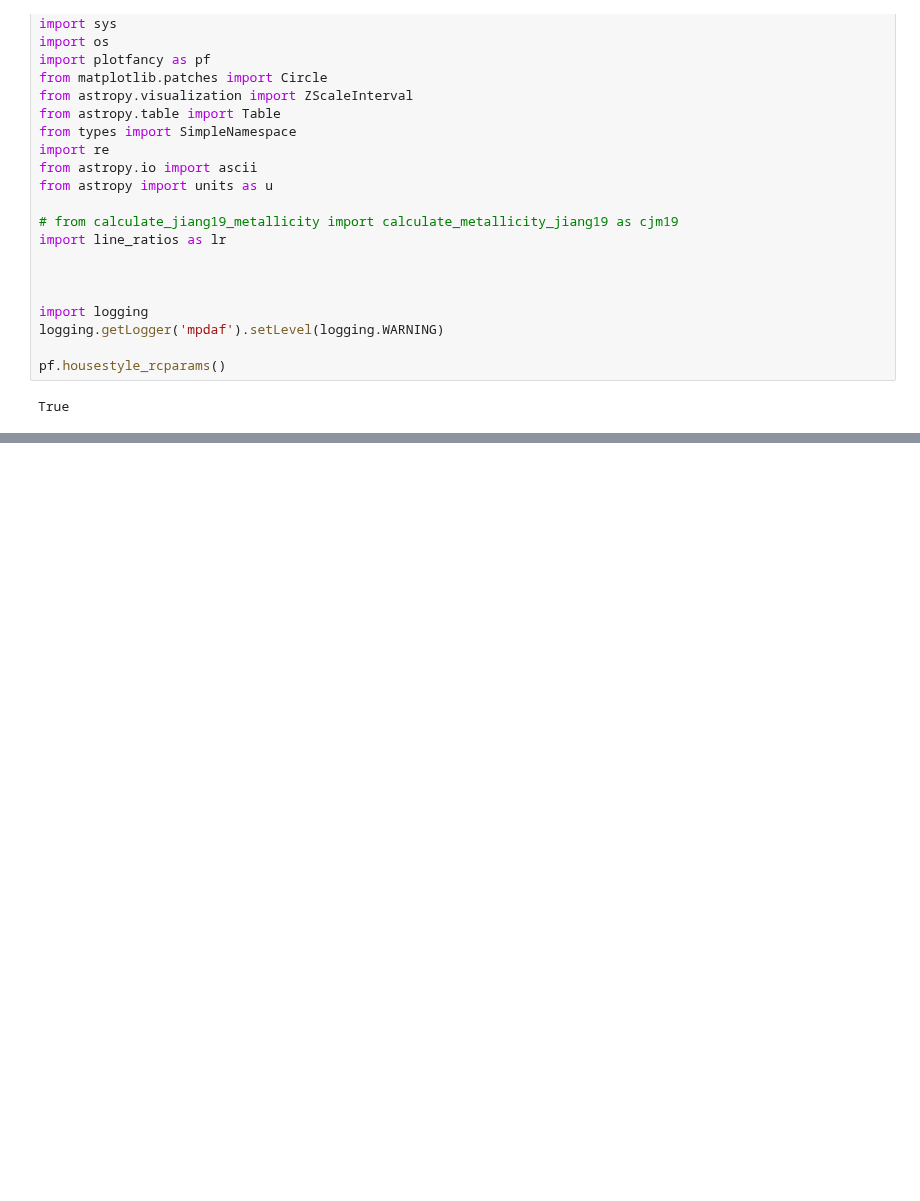
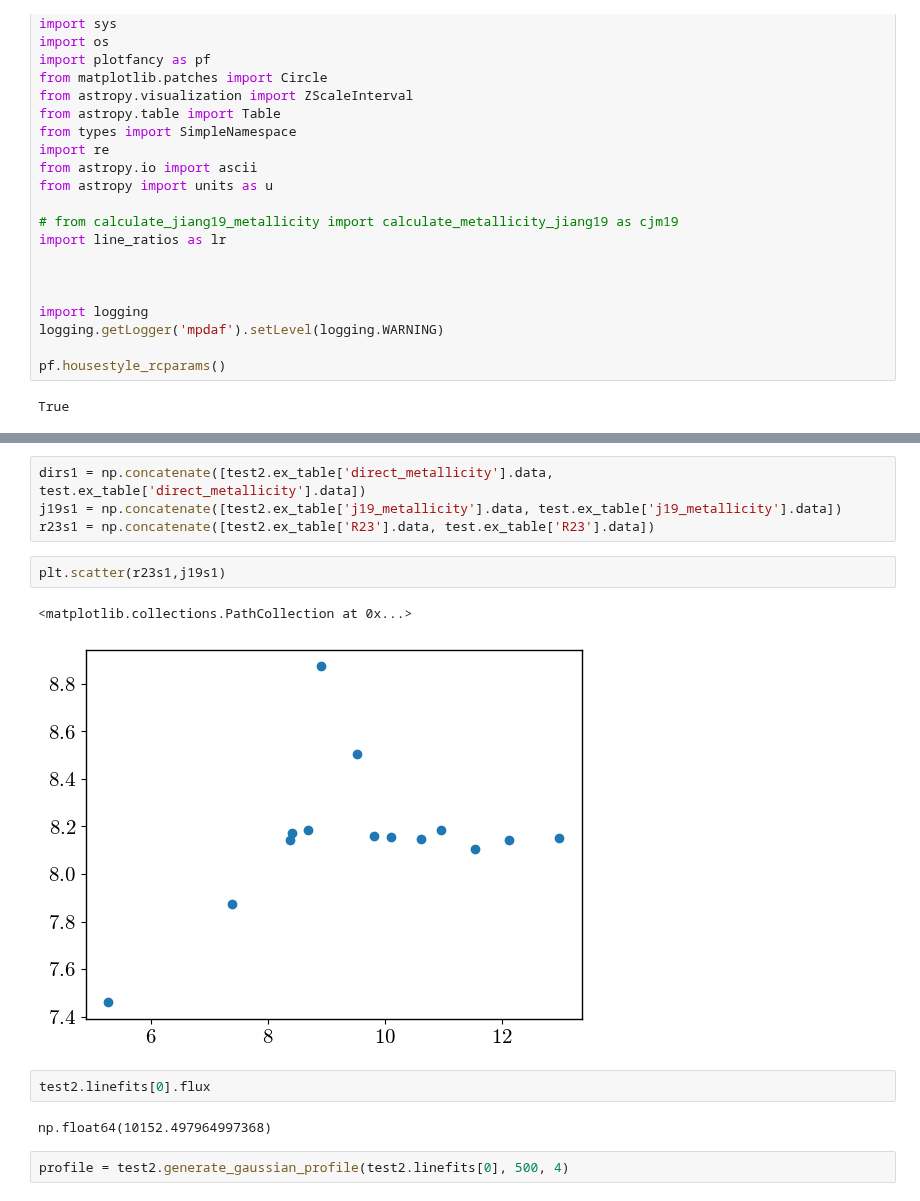
Before and after one commit to 0hardytom/eelgs, a Jupyter notebook: notebooks/week4/ifu_tools_devwk4.ipynb, the cells around one changed output, grey strips where cells are left out. Cells and saved outputs as stored; diff of their text form; blank space fills up the shorter version.

Commit message:
fixed plotting

```diff
--- a/notebooks/week4/ifu_tools_devwk4.ipynb
+++ b/notebooks/week4/ifu_tools_devwk4.ipynb
@@ -611,0 +575,15 @@ Table length=3
+# %%
+dirs1 = np.concatenate([test2.ex_table['direct_metallicity'].data, test.ex_table['direct_metallicity'].data])
+j19s1 = np.concatenate([test2.ex_table['j19_metallicity'].data, test.ex_table['j19_metallicity'].data])
+r23s1 = np.concatenate([test2.ex_table['R23'].data, test.ex_table['R23'].data])
+# %%
+plt.scatter(r23s1,j19s1)
+# %% [output]
+<matplotlib.collections.PathCollection at 0x...>
+[figure, added]
+# %%
+test2.linefits[0].flux
+# %% [output]
+np.float64(10152.497964997368)
+# %%
+profile = test2.generate_gaussian_profile(test2.linefits[0], 500, 4)
```
Also changed, not shown: parts of 4 cells of this notebook, 4 other files.
